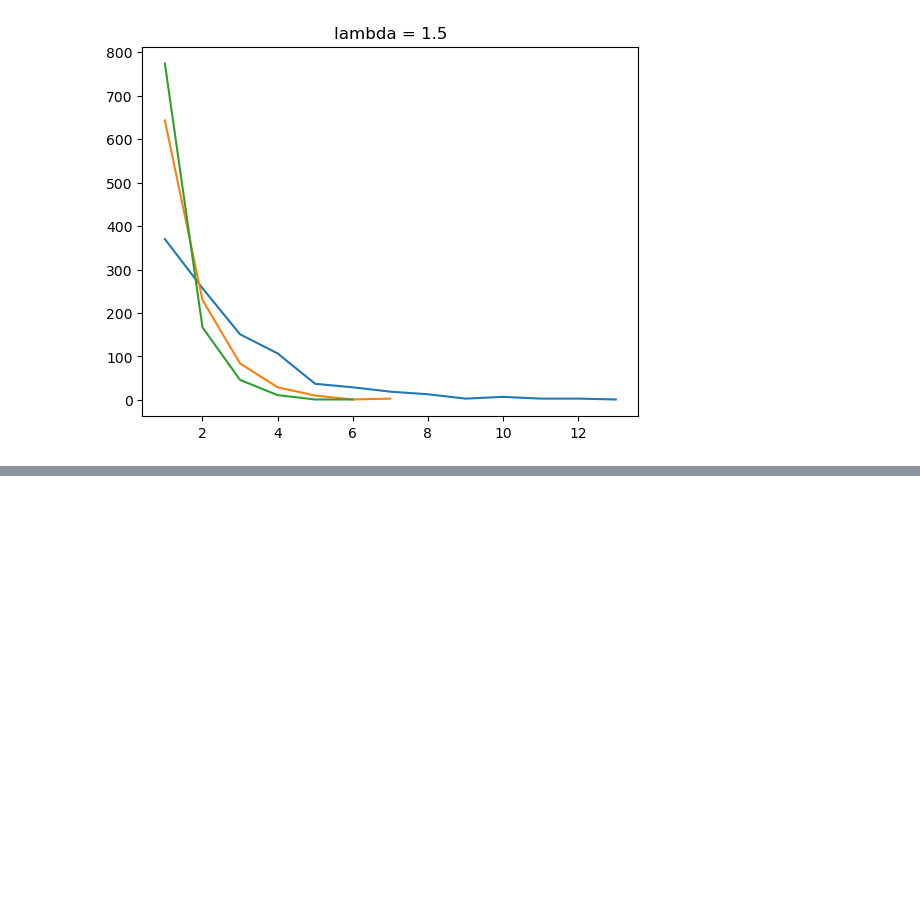
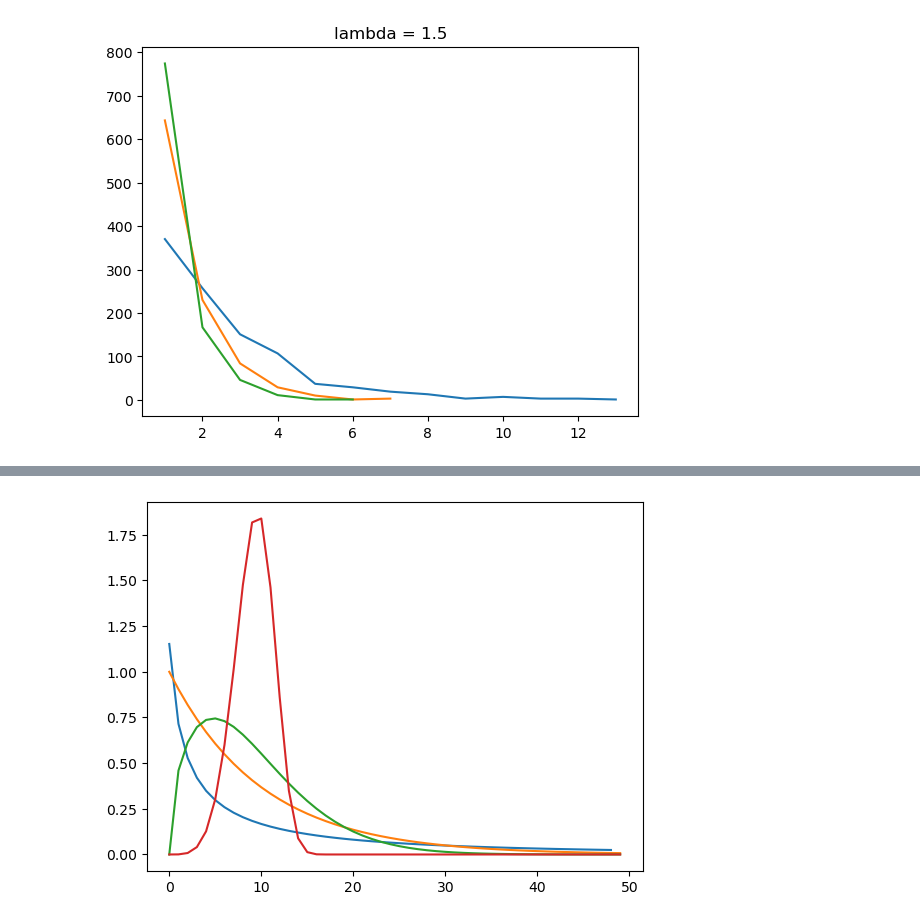
Before and after one commit to kellychin79/random_variate_generation, a Jupyter notebook: random_variate_generation.ipynb, the cells around one changed output, grey strips where cells are left out. Cells and saved outputs as stored; diff of their text form; code cells hidden in the pictures; blank space fills up the shorter version.

```diff
--- a/random_variate_generation.ipynb
+++ b/random_variate_generation.ipynb
@@ -611,0 +625,17 @@ d = draw_exponential_rv(l=exponential_lambda, x=exponential_size)
+# %%
+# probability density function
+
+l = 1
+ks = [0.5, 1, 1.5, 5]
+
+for k in ks:
+    outputs = []
+    for x in range(50):
+        if k < 1 and x == 0:
+            continue
+        x = x/10
+        y = (k/l)*(x/l)**(k-1)*math.e**-(x/l)**k
+        outputs.append(y)
+    plt.plot(outputs)
+# %% [output]
+[figure, added]
```
Also changed, not shown: parts of 23 cells of this notebook, 1 other file.
